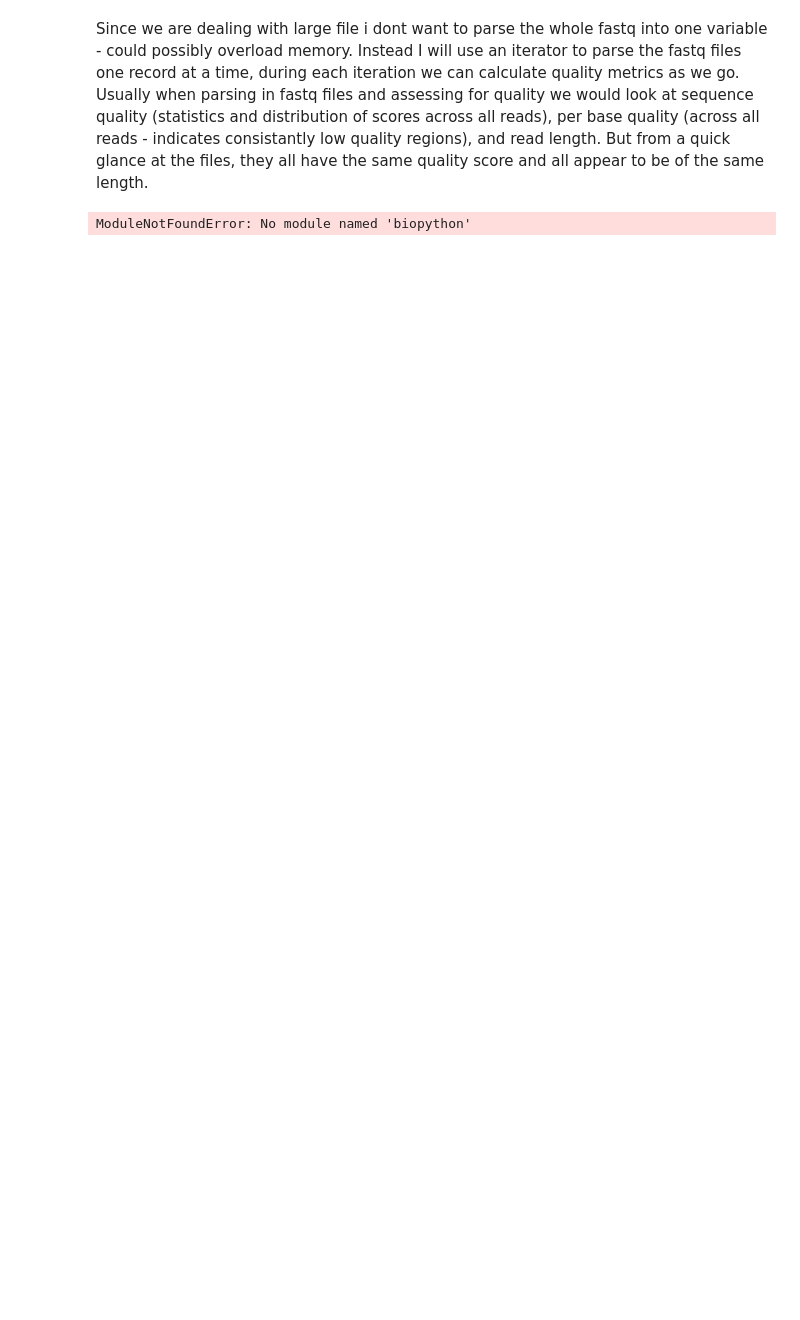
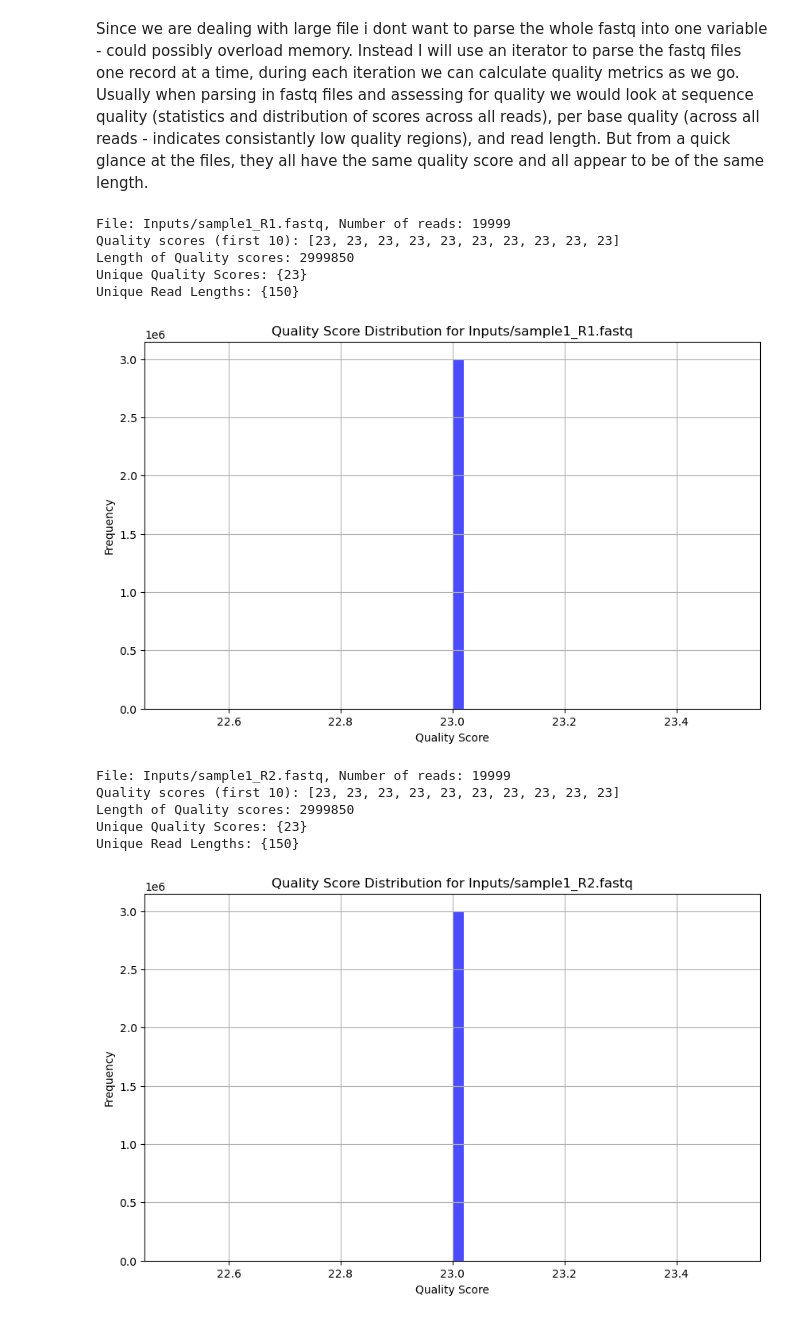
Before and after one commit to WootGirl25/RBIF109, a Jupyter notebook: Final_assignment/final_work.ipynb, the cells around one changed output. Cells and saved outputs as stored; diff of their text form; code cells hidden in the pictures; blank space fills up the shorter version.

```diff
--- a/Final_assignment/final_work.ipynb
+++ b/Final_assignment/final_work.ipynb
@@ -34,20 +37,58 @@ Submit your script file along with a README. Additionally, discuss the relevance
 Since we are dealing with large file i dont want to parse the whole fastq into one variable - could possibly overload memory. Instead I will use an iterator to parse the fastq files one record at a time, during each iteration we can calculate quality metrics as we go. Usually when parsing in fastq files and assessing for quality we would look at sequence quality (statistics and distribution of scores across all reads), per base quality (across all reads - indicates consistantly low quality regions), and read length. But from a quick glance at the files, they all have the same quality score and all appear to be of the same length.
 # %%
 from Bio import SeqIO
-
-fastq_r1 = './sample1_R1.fastq'
-fastq_r2 = './sample1_R2.fastq'
+import os
 
 def assess_quality(file):
     all_scores = []
     read_lengths = []
     read_count = 0
 
     #parse fastq file
-    for record in SeqIO.parse(file, 'fasta'):
+    for record in SeqIO.parse(file, 'fastq'):
         read_count += 1
         quality_scores = record.letter_annotations['phred_quality']
         all_scores.extend(quality_scores) ## need to understand why we use extend instead of append here
         read_lengths.append(len(quality_scores))
+    return all_scores, read_lengths, read_count,
+
+
+def plot_quality(qualities, file):
+    plt.figure(figsize=(10, 6))
+    plt.hist(qualities, bins=50, color='blue', alpha=0.7)
+    plt.title(f'Quality Score Distribution for {file}')
+    plt.xlabel('Quality Score')
+    plt.ylabel('Frequency')
+    plt.grid(True)
+    #plt.savefig(f'{file_name}_quality_distribution.png') #change this to save in output
+    plt.show()
+
+# Example usage
+file_path_1 = os.path.join('Inputs', 'sample1_R1.fastq')
+file_path_2 = os.path.join('Inputs', 'sample1_R2.fastq')
+input_fastqs = [file_path_1, file_path_2]
+
+#best practice would be to only write out one:
+for fastq_file in input_fastqs:
+    qualities, read_length, read_count = assess_quality(fastq_file)
+    print(f"File: {fastq_file}, Number of reads: {read_count}")
+    print(f"Quality scores (first 10): {qualities[:10]}")
+    print(f"Length of Quality scores: {len(qualities)}")
+    print(f"Unique Quality Scores: {set(qualities)}")
+    print(f"Unique Read Lengths: {set(read_length)}")
+    plot_quality(qualities_1, f"{fastq_file}")
+
+####### TO DO: OUTPUT PLOT_QUALITY TO FILE > CAN THEN DISCUSS IN REPORT ######
 # %% [output]
-ModuleNotFoundError: No module named 'biopython'
+File: Inputs/sample1_R1.fastq, Number of reads: 19999
+Quality scores (first 10): [23, 23, 23, 23, 23, 23, 23, 23, 23, 23]
+Length of Quality scores: 2999850
+Unique Quality Scores: {23}
+Unique Read Lengths: {150}
+[figure, added]
+File: Inputs/sample1_R2.fastq, Number of reads: 19999
+Quality scores (first 10): [23, 23, 23, 23, 23, 23, 23, 23, 23, 23]
+Length of Quality scores: 2999850
+Unique Quality Scores: {23}
+Unique Read Lengths: {150}
+[figure, added]
```
Also changed, not shown: parts of 5 cells of this notebook.
